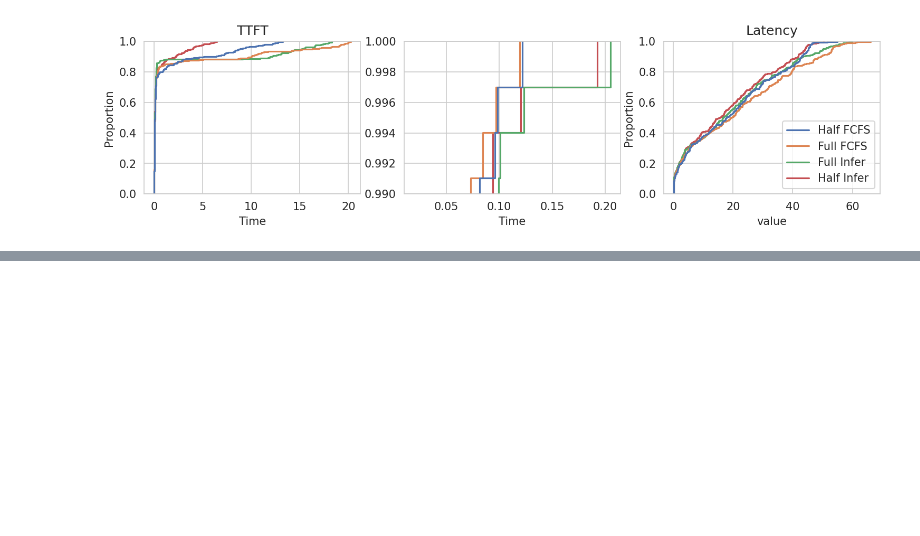
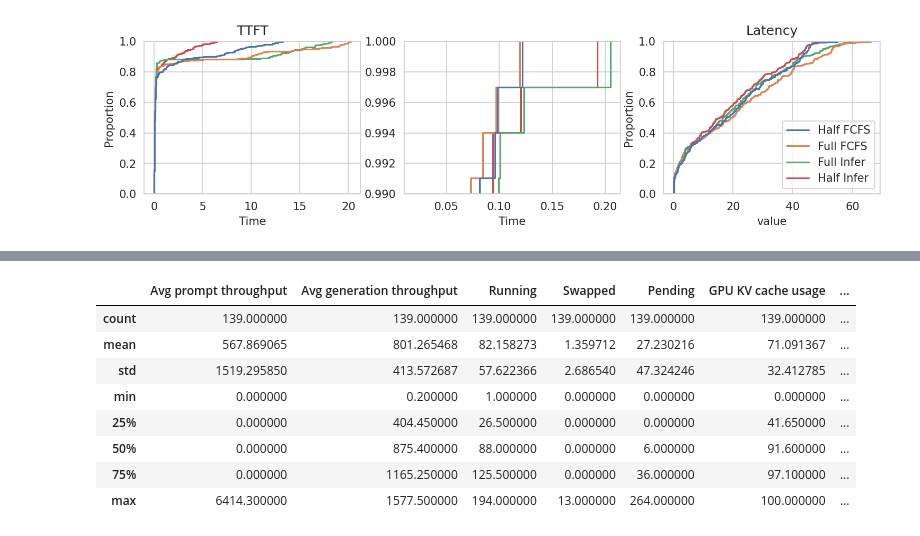
Before and after one commit to chengzhi-lu/vllm, a Jupyter notebook: benchmarks/result/analysis/result_analysis.ipynb, the cells around one changed output, grey strips where cells are left out. Saved outputs shown, nothing was run; the diff lists cells and outputs as text; code cells hidden in the pictures; blank space fills up the shorter version.

```diff
--- a/benchmarks/result/analysis/result_analysis.ipynb
+++ b/benchmarks/result/analysis/result_analysis.ipynb
@@ -490,0 +514,12 @@ ax[1].set_ylim(0.99, 1)
+# %%
+fcfs_result.describe()
+# %% [output]
+|  | Avg prompt throughput | Avg generation throughput | Running | Swapped | Pending | GPU KV cache usage | ... |
+| count | 139.000000 | 139.000000 | 139.000000 | 139.000000 | 139.000000 | 139.000000 | ... |
+| mean | 567.869065 | 801.265468 | 82.158273 | 1.359712 | 27.230216 | 71.091367 | ... |
+| std | 1519.295850 | 413.572687 | 57.622366 | 2.686540 | 47.324246 | 32.412785 | ... |
+| min | 0.000000 | 0.200000 | 1.000000 | 0.000000 | 0.000000 | 0.000000 | ... |
+| 25% | 0.000000 | 404.450000 | 26.500000 | 0.000000 | 0.000000 | 41.650000 | ... |
+| 50% | 0.000000 | 875.400000 | 88.000000 | 0.000000 | 6.000000 | 91.600000 | ... |
+| 75% | 0.000000 | 1165.250000 | 125.500000 | 0.000000 | 36.000000 | 97.100000 | ... |
+| max | 6414.300000 | 1577.500000 | 194.000000 | 13.000000 | 264.000000 | 100.000000 | ... |
```
Also changed, not shown: parts of 5 cells of this notebook, 11 other files.
